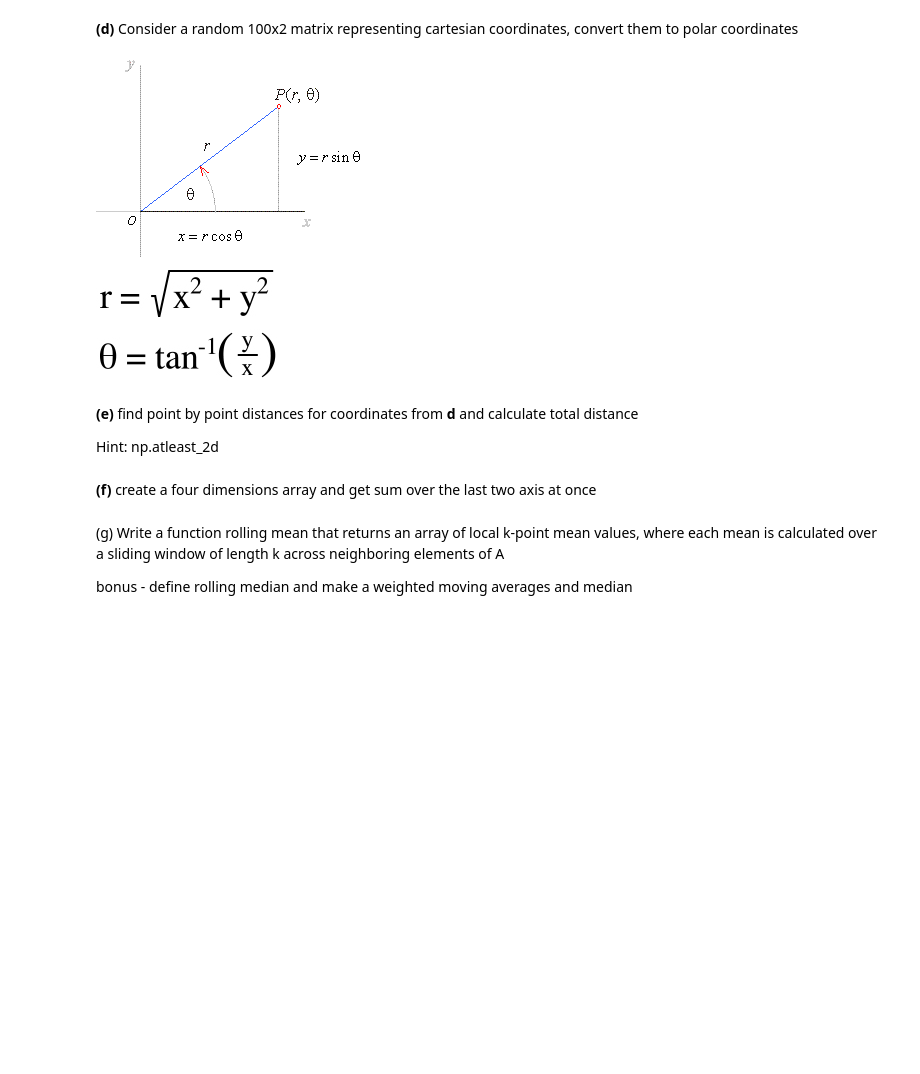
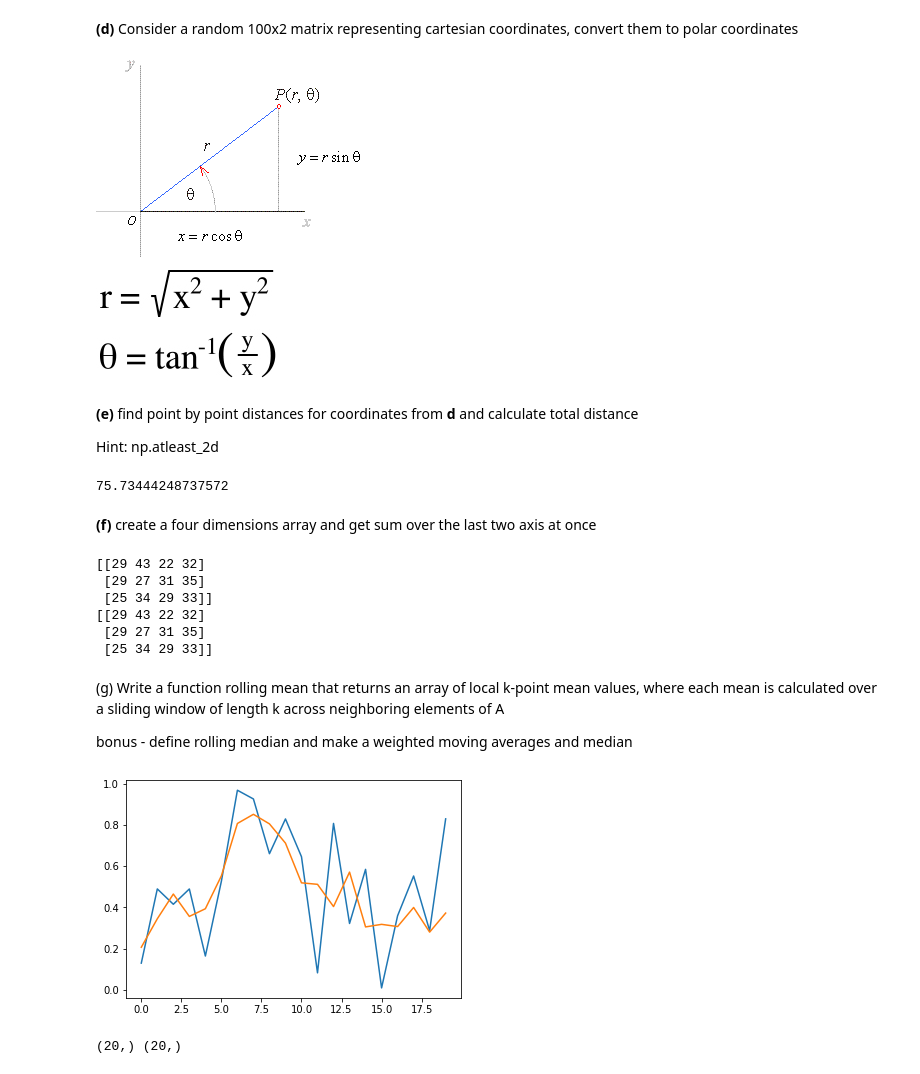
Before and after one commit to mikislin/summer20-Intro-python, a Jupyter notebook: 05_Numpy_Exercises.ipynb, the cells around one changed output. Cells and saved outputs as stored; diff of their text form; code cells hidden in the pictures; blank space fills up the shorter version.

```diff
--- a/05_Numpy_Exercises.ipynb
+++ b/05_Numpy_Exercises.ipynb
@@ -25,9 +69,47 @@ change order in np.dot 1x5 and 5x5
 **(e)** find point by point distances for coordinates from **d** and calculate total distance
 
 Hint: np.atleast_2d
+# %%
+X,Y = np.atleast_2d(Z[:,0]), np.atleast_2d(Z[:,1])
+D = np.sqrt(X**2 + Y**2)
+print(np.sum(D))
+# %% [output]
+75.73444248737572
 # %% [markdown]
 **(f)**  create a four dimensions array and get sum over the last two axis at once
+# %%
+A = np.random.randint(0,10,(3,4,2,3))
+# solution by passing a tuple of axes (introduced in numpy 1.7.0)
+sum = A.sum(axis=(-2,-1))
+print(sum)
+# solution by flattening the last two dimensions into one
+# (useful for functions that don't accept tuples for axis argument)
+sum = A.reshape(A.shape[:-2] + (-1,)).sum(axis=-1)
+print(sum)
+# %% [output]
+[[29 43 22 32]
+ [29 27 31 35]
+ [25 34 29 33]]
+[[29 43 22 32]
+ [29 27 31 35]
+ [25 34 29 33]]
 # %% [markdown]
 (g) Write a function rolling mean that returns an array of local k-point mean values, where each mean is calculated over a sliding window of length k across neighboring elements of A
 
 bonus - define rolling median and make a weighted moving averages and median
+# %%
+def moving_average(a, n=3):
+  a=np.insert(a, [0,-1], 0)
+  ret = np.cumsum(a, dtype=float)
+  ret[n:] = ret[n:] - ret[:-n]
+  return ret[n - 1:] / n
+Z = np.random.random(20)
+Z_avg = moving_average(Z, n=3)
+plt.plot(Z)
+plt.plot(Z_avg)
+plt.show()
+
+print(Z.shape, Z_avg.shape)
+# %% [output]
+[figure, added]
+(20,) (20,)
```
Also changed, not shown: parts of 4 cells of this notebook.
